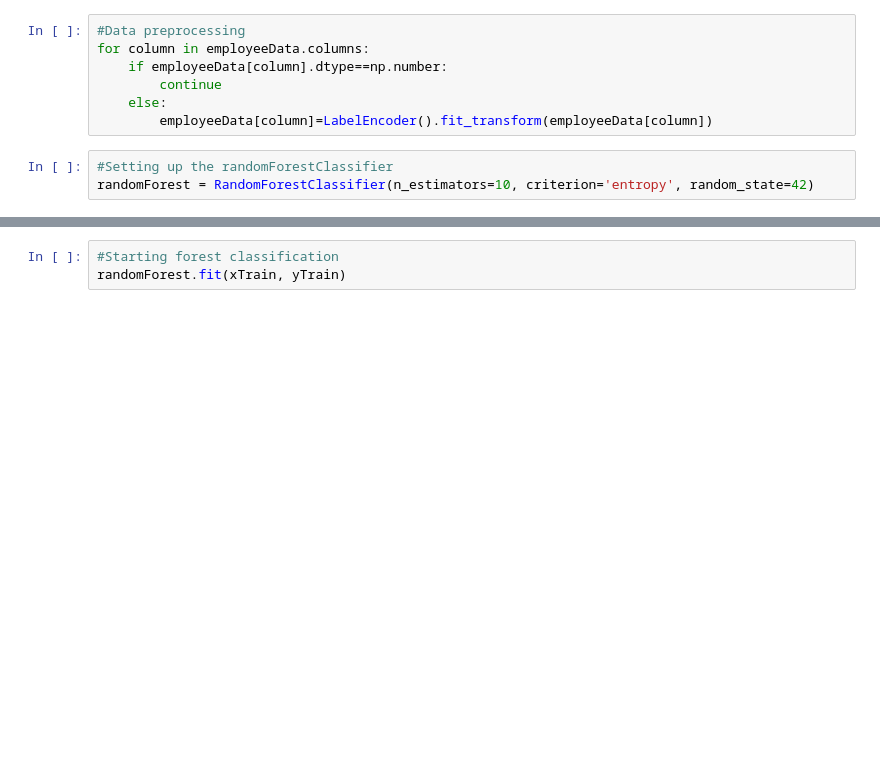
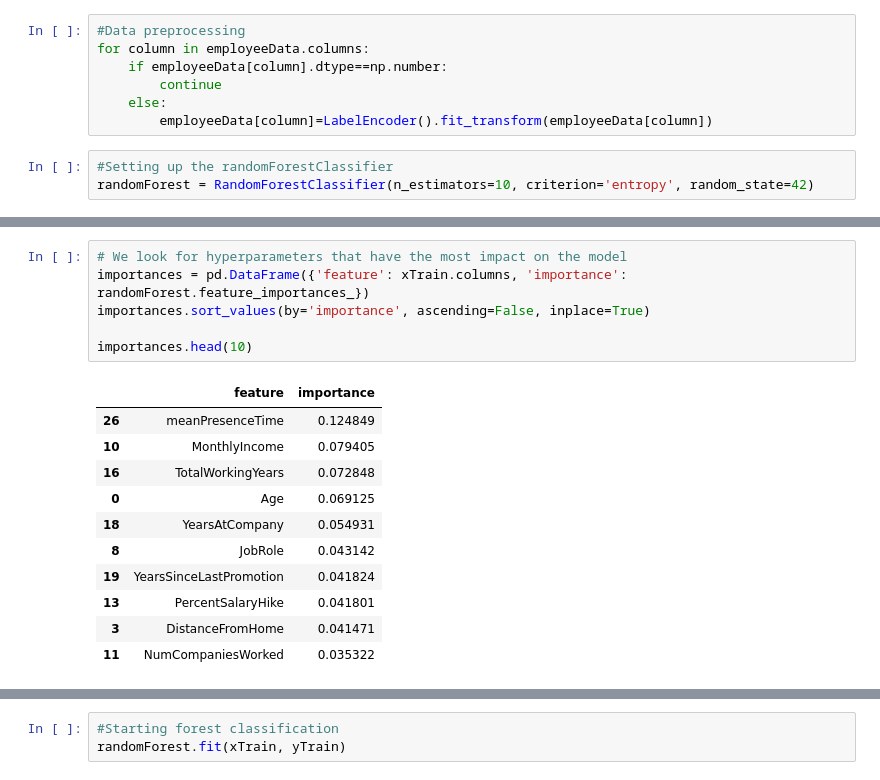
Before and after one commit to Hanton-MENEZ/AIProject, a Jupyter notebook: Projet IA.ipynb, the cells around one changed output, grey strips where cells are left out. Cells and saved outputs as stored; diff of their text form; blank space fills up the shorter version.

```diff
--- a/Projet IA.ipynb
+++ b/Projet IA.ipynb
@@ -225,0 +221,18 @@ xTrain.head()
+# %%
+# We look for hyperparameters that have the most impact on the model
+importances = pd.DataFrame({'feature': xTrain.columns, 'importance': randomForest.feature_importances_})
+importances.sort_values(by='importance', ascending=False, inplace=True)
+
+importances.head(10)
+# %% [output]
+|  | feature | importance |
+| 26 | meanPresenceTime | 0.124849 |
+| 10 | MonthlyIncome | 0.079405 |
+| 16 | TotalWorkingYears | 0.072848 |
+| 0 | Age | 0.069125 |
+| 18 | YearsAtCompany | 0.054931 |
+| 8 | JobRole | 0.043142 |
+| 19 | YearsSinceLastPromotion | 0.041824 |
+| 13 | PercentSalaryHike | 0.041801 |
+| 3 | DistanceFromHome | 0.041471 |
+| 11 | NumCompaniesWorked | 0.035322 |
```
Also changed, not shown: parts of 11 cells of this notebook.
